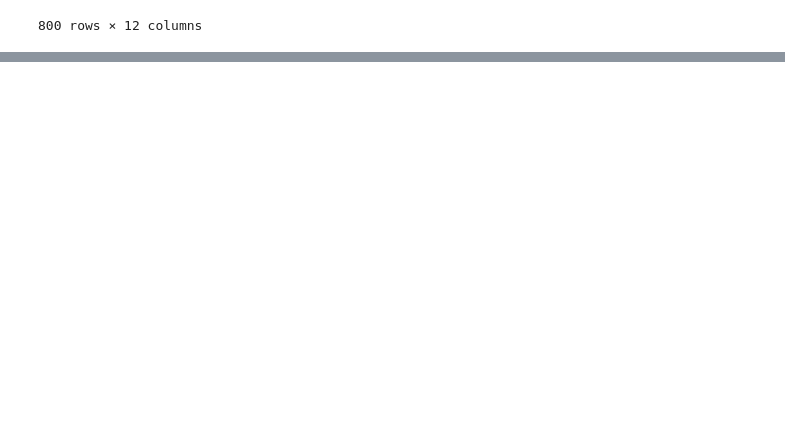
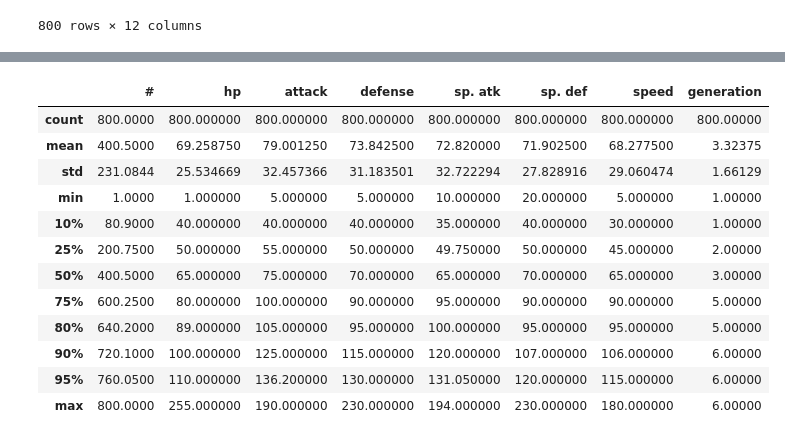
Before and after one commit to RayirthSoni/Kaggle-Learning, a Jupyter notebook: pokemon-eda.ipynb, the cells around one changed output, grey strips where cells are left out. Drawn from its saved outputs; the diff is of its cells as text; code cells hidden in the pictures; blank space fills up the shorter version.

Commit message:
Kaggle Notebook | Pokemon EDA | Version 2 | Basic Analysis

```diff
--- a/pokemon-eda.ipynb
+++ b/pokemon-eda.ipynb
@@ -501,0 +626,16 @@ df_pokemon
+# %%
+df_pokemon.describe(percentiles=[0.10,0.25,0.50,0.75,0.80,0.90,0.95])
+# %% [output]
+|  | # | hp | attack | defense | sp. atk | sp. def | speed | generation |
+| count | 800.0000 | 800.000000 | 800.000000 | 800.000000 | 800.000000 | 800.000000 | 800.000000 | 800.00000 |
+| mean | 400.5000 | 69.258750 | 79.001250 | 73.842500 | 72.820000 | 71.902500 | 68.277500 | 3.32375 |
+| std | 231.0844 | 25.534669 | 32.457366 | 31.183501 | 32.722294 | 27.828916 | 29.060474 | 1.66129 |
+| min | 1.0000 | 1.000000 | 5.000000 | 5.000000 | 10.000000 | 20.000000 | 5.000000 | 1.00000 |
+| 10% | 80.9000 | 40.000000 | 40.000000 | 40.000000 | 35.000000 | 40.000000 | 30.000000 | 1.00000 |
+| 25% | 200.7500 | 50.000000 | 55.000000 | 50.000000 | 49.750000 | 50.000000 | 45.000000 | 2.00000 |
+| 50% | 400.5000 | 65.000000 | 75.000000 | 70.000000 | 65.000000 | 70.000000 | 65.000000 | 3.00000 |
+| 75% | 600.2500 | 80.000000 | 100.000000 | 90.000000 | 95.000000 | 90.000000 | 90.000000 | 5.00000 |
+| 80% | 640.2000 | 89.000000 | 105.000000 | 95.000000 | 100.000000 | 95.000000 | 95.000000 | 5.00000 |
+| 90% | 720.1000 | 100.000000 | 125.000000 | 115.000000 | 120.000000 | 107.000000 | 106.000000 | 6.00000 |
+| 95% | 760.0500 | 110.000000 | 136.200000 | 130.000000 | 131.050000 | 120.000000 | 115.000000 | 6.00000 |
+| max | 800.0000 | 255.000000 | 190.000000 | 230.000000 | 194.000000 | 230.000000 | 180.000000 | 6.00000 |
```
Also changed, not shown: parts of 13 cells of this notebook.
